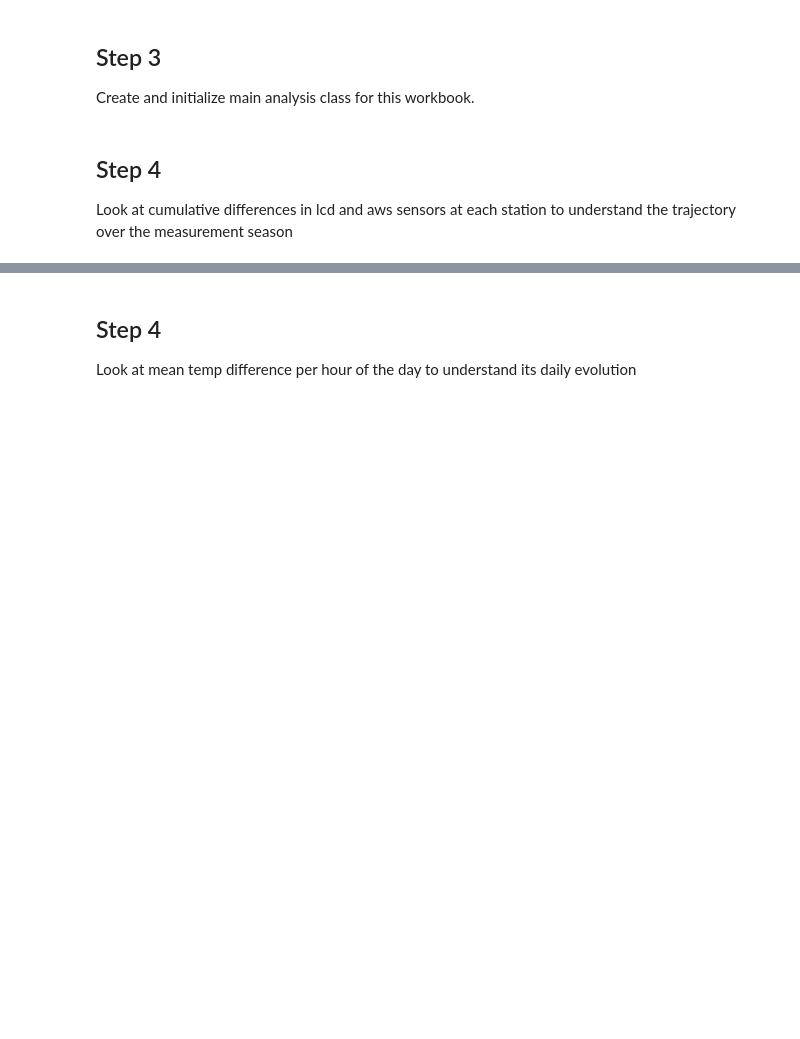
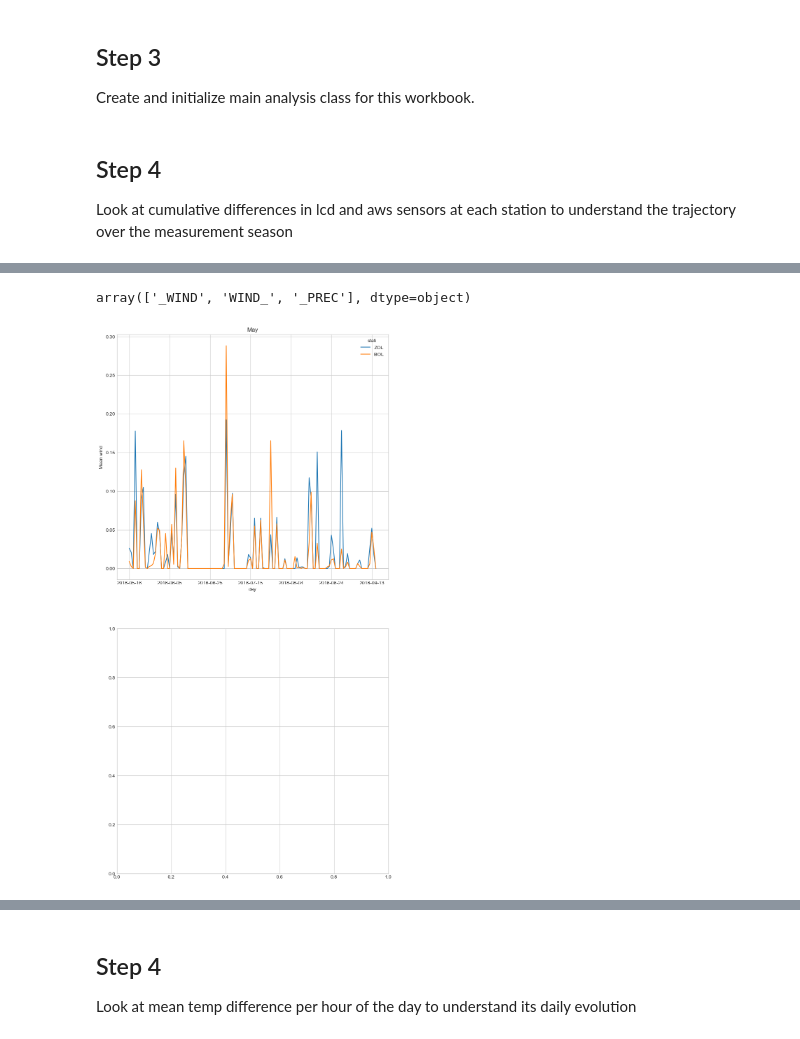
Before and after one commit to thorerismann/btemps, a Jupyter notebook: notebooks/exploratory/cumsum.ipynb, the cells around one changed output, grey strips where cells are left out. Cells and saved outputs as stored; diff of their text form; code cells hidden in the pictures; blank space fills up the shorter version.

```diff
--- a/notebooks/exploratory/cumsum.ipynb
+++ b/notebooks/exploratory/cumsum.ipynb
@@ -269,0 +396,3 @@ plt.show()
+# %%
+df.columns = [F'{x[:9]}-{x[-4:]}' for x in df.columns]
+df.reset_index(inplace=True, drop = False)
@@ -269,0 +407,2 @@ plt.show()
+# %%
+melted = df.melt(['d'],value_name = "statistic",var_name="station")
@@ -269,0 +425,32 @@ plt.show()
+# %%
+def text_change_stat(x):
+    return x[-4:]
+def text_change_qty(x):
+    return x[4:9]
+def text_change_stati(x):
+    return x[:3]
+
+melted['stat'] = melted.station.apply(lambda x: text_change_stat(x))
+melted['qty'] = melted.station.apply(lambda x: text_change_qty(x))
+melted['stati'] = melted.station.apply(lambda x: text_change_stati(x))
+melted['day'] = melted.d.astype('string')
+# %%
+melted_ = melted[['statistic','stati','qty','stat','day']]
+# %%
+melted.qty.unique()
+# %% [output]
+array(['_WIND', 'WIND_', '_PREC'], dtype=object)
+# %%
+plt.rcParams.update(plt.rcParamsDefault)
+%matplotlib inline
+plt.style.use('seaborn-whitegrid')
+fig,axs = plt.subplots(2,1,figsize = (10,20))
+data_ = melted_.loc[(melted_.stat == 'mean')& (melted_.qty=="_PREC")]
+sns.lineplot(data = data_,x=data_.day,y='statistic',hue = 'stati',ax = axs[0])
+axs[0].set_xlabel("day")
+axs[0].set_ylabel("Mean wind")
+axs[0].set_title("May")
+loc = AutoLocator()
+axs[0].xaxis.set_major_locator(loc)
+# %% [output]
+[figure, added]
```
Also changed, not shown: parts of 18 cells of this notebook, 7 other files.
